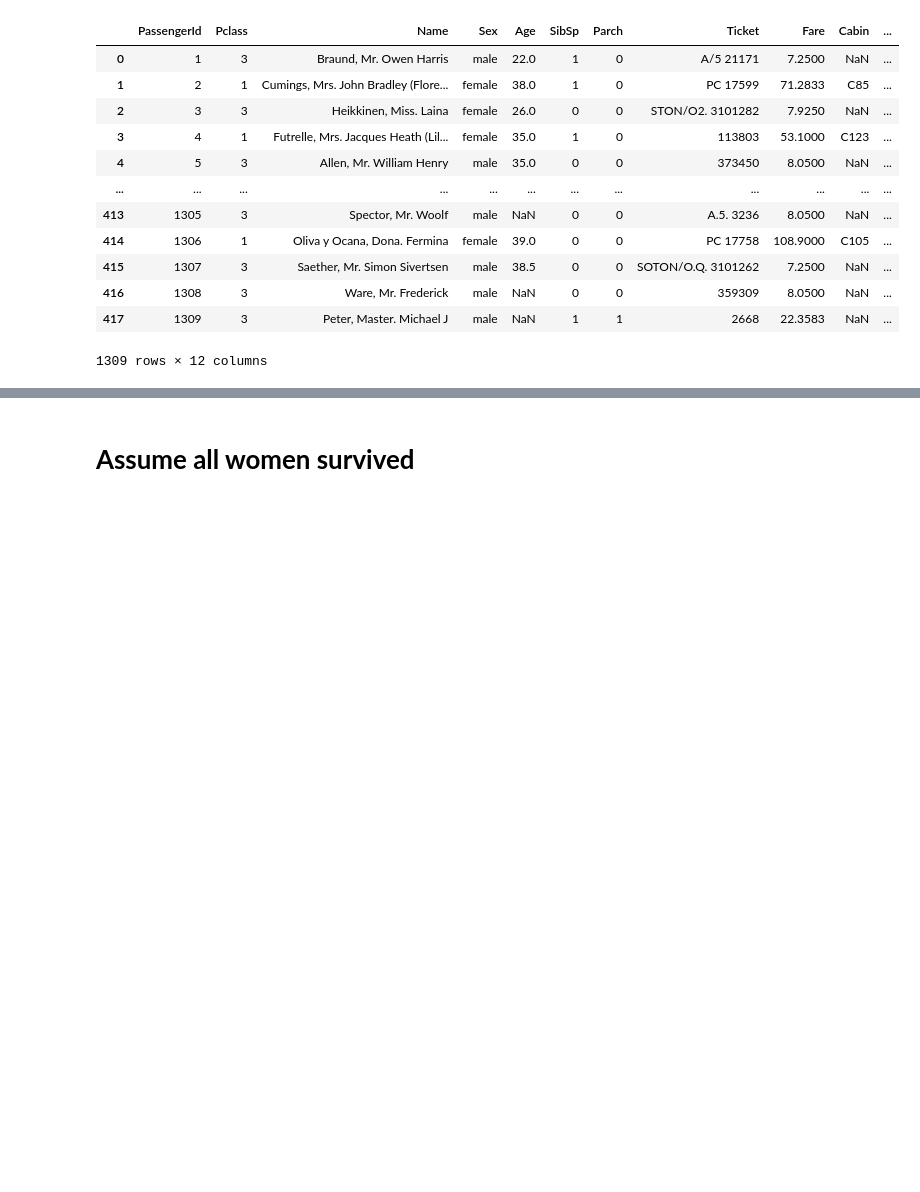
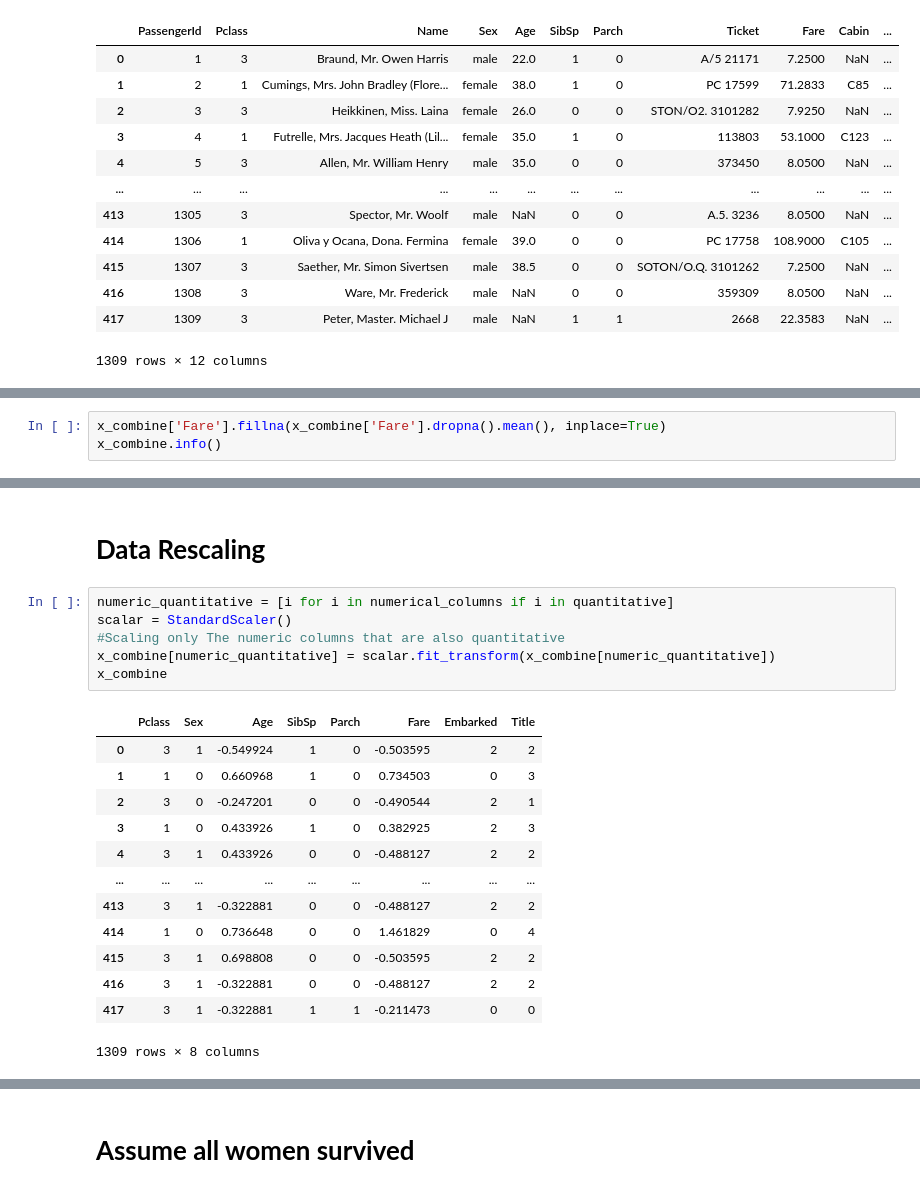
Before and after one commit to 0Ellias0/Titanic_death_prediction, a Jupyter notebook: Main.ipynb, the cells around one changed output, grey strips where cells are left out. Cells and saved outputs as stored; diff of their text form; blank space fills up the shorter version.

```diff
--- a/Main.ipynb
+++ b/Main.ipynb
@@ -382,0 +563,3 @@ x_combine
+# %%
+x_combine['Fare'].fillna(x_combine['Fare'].dropna().mean(), inplace=True)
+x_combine.info()
@@ -382,0 +582,22 @@ x_combine
+# %% [markdown]
+# **Data Rescaling**
+# %%
+numeric_quantitative = [i for i in numerical_columns if i in quantitative]
+scalar = StandardScaler()
+#Scaling only The numeric columns that are also quantitative
+x_combine[numeric_quantitative] = scalar.fit_transform(x_combine[numeric_quantitative])
+x_combine
+# %% [output]
+|  | Pclass | Sex | Age | SibSp | Parch | Fare | Embarked | Title |
+| 0 | 3 | 1 | -0.549924 | 1 | 0 | -0.503595 | 2 | 2 |
+| 1 | 1 | 0 | 0.660968 | 1 | 0 | 0.734503 | 0 | 3 |
+| 2 | 3 | 0 | -0.247201 | 0 | 0 | -0.490544 | 2 | 1 |
+| 3 | 1 | 0 | 0.433926 | 1 | 0 | 0.382925 | 2 | 3 |
+| 4 | 3 | 1 | 0.433926 | 0 | 0 | -0.488127 | 2 | 2 |
+| ... | ... | ... | ... | ... | ... | ... | ... | ... |
+| 413 | 3 | 1 | -0.322881 | 0 | 0 | -0.488127 | 2 | 2 |
+| 414 | 1 | 0 | 0.736648 | 0 | 0 | 1.461829 | 0 | 4 |
+| 415 | 3 | 1 | 0.698808 | 0 | 0 | -0.503595 | 2 | 2 |
+| 416 | 3 | 1 | -0.322881 | 0 | 0 | -0.488127 | 2 | 2 |
+| 417 | 3 | 1 | -0.322881 | 1 | 1 | -0.211473 | 0 | 0 |
+1309 rows × 8 columns
```
Also changed, not shown: parts of 35 cells of this notebook.
